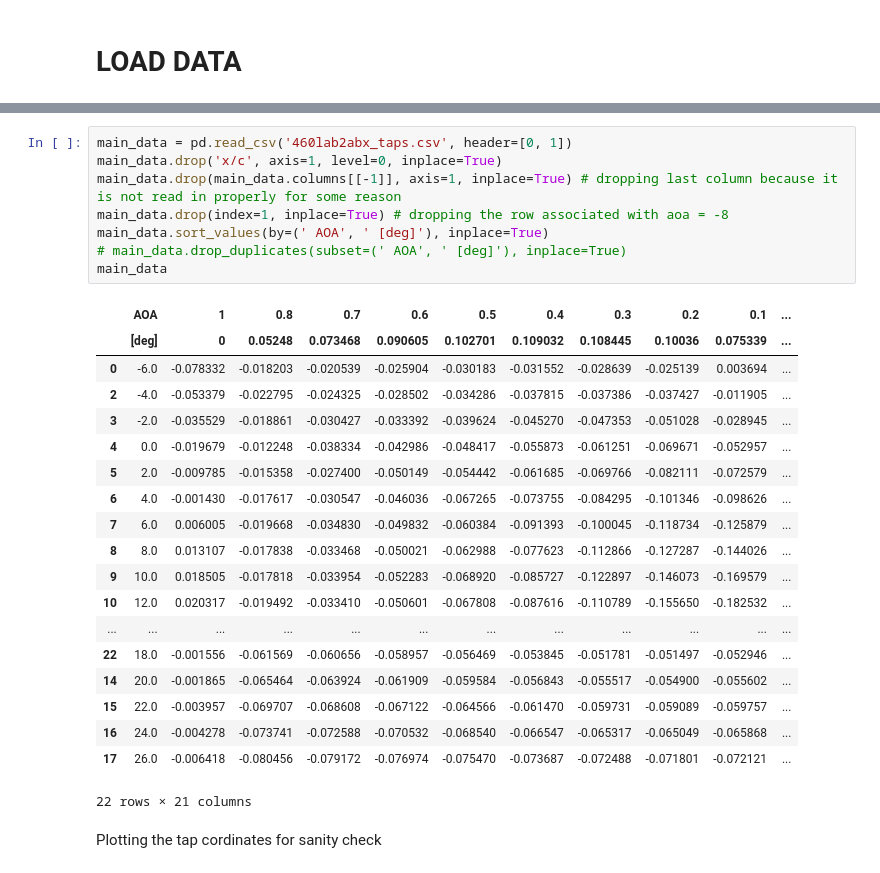
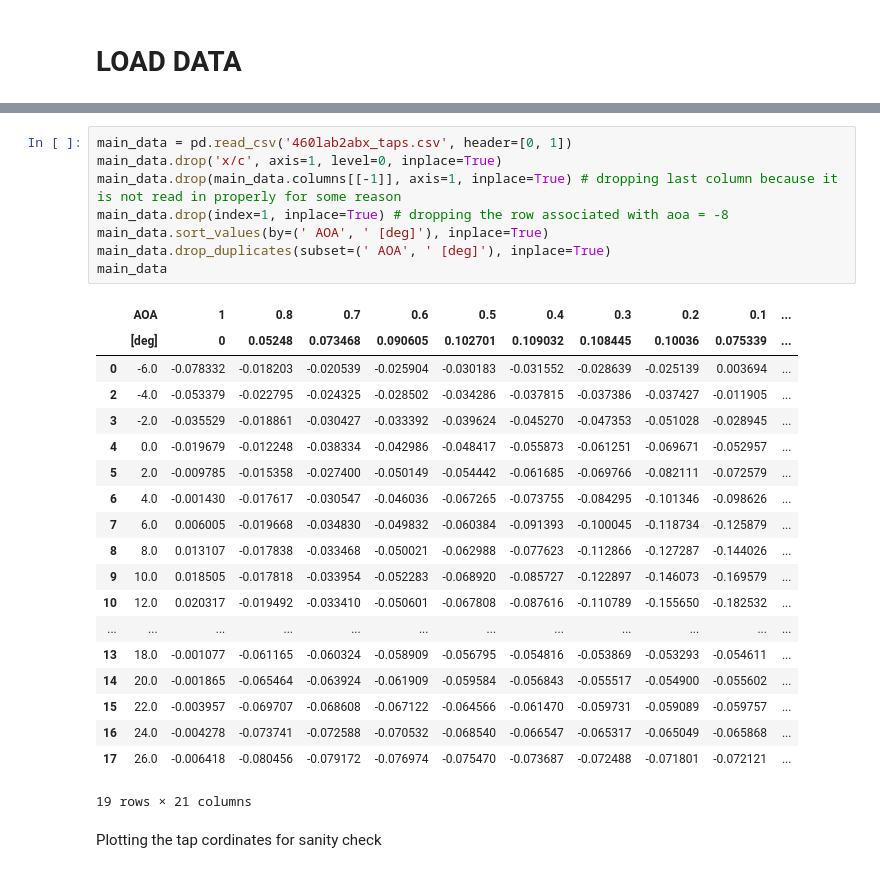
Before and after one commit to insfyre/ae460-fa24-abx, a Jupyter notebook: lab2/calculations.ipynb, the cells around one changed output, grey strips where cells are left out. Drawn from its saved outputs; the diff is of its cells as text.

```diff
--- a/lab2/calculations.ipynb
+++ b/lab2/calculations.ipynb
@@ -42,31 +53,31 @@ side_data
 # %%
 main_data = pd.read_csv('460lab2abx_taps.csv', header=[0, 1])
 main_data.drop('x/c', axis=1, level=0, inplace=True)
 main_data.drop(main_data.columns[[-1]], axis=1, inplace=True) # dropping last column because it is not read in properly for some reason
 main_data.drop(index=1, inplace=True) # dropping the row associated with aoa = -8
 main_data.sort_values(by=(' AOA', ' [deg]'), inplace=True)
-# main_data.drop_duplicates(subset=(' AOA', ' [deg]'), inplace=True)
+main_data.drop_duplicates(subset=(' AOA', ' [deg]'), inplace=True)
 main_data
 # %% [output]
 |  | AOA | 1 | 0.8 | 0.7 | 0.6 | 0.5 | 0.4 | 0.3 | 0.2 | 0.1 | ... |
 |  | [deg] | 0 | 0.05248 | 0.073468 | 0.090605 | 0.102701 | 0.109032 | 0.108445 | 0.10036 | 0.075339 | ... |
 | 0 | -6.0 | -0.078332 | -0.018203 | -0.020539 | -0.025904 | -0.030183 | -0.031552 | -0.028639 | -0.025139 | 0.003694 | ... |
 | 2 | -4.0 | -0.053379 | -0.022795 | -0.024325 | -0.028502 | -0.034286 | -0.037815 | -0.037386 | -0.037427 | -0.011905 | ... |
 | 3 | -2.0 | -0.035529 | -0.018861 | -0.030427 | -0.033392 | -0.039624 | -0.045270 | -0.047353 | -0.051028 | -0.028945 | ... |
 | 4 | 0.0 | -0.019679 | -0.012248 | -0.038334 | -0.042986 | -0.048417 | -0.055873 | -0.061251 | -0.069671 | -0.052957 | ... |
 | 5 | 2.0 | -0.009785 | -0.015358 | -0.027400 | -0.050149 | -0.054442 | -0.061685 | -0.069766 | -0.082111 | -0.072579 | ... |
 | 6 | 4.0 | -0.001430 | -0.017617 | -0.030547 | -0.046036 | -0.067265 | -0.073755 | -0.084295 | -0.101346 | -0.098626 | ... |
 | 7 | 6.0 | 0.006005 | -0.019668 | -0.034830 | -0.049832 | -0.060384 | -0.091393 | -0.100045 | -0.118734 | -0.125879 | ... |
 | 8 | 8.0 | 0.013107 | -0.017838 | -0.033468 | -0.050021 | -0.062988 | -0.077623 | -0.112866 | -0.127287 | -0.144026 | ... |
 | 9 | 10.0 | 0.018505 | -0.017818 | -0.033954 | -0.052283 | -0.068920 | -0.085727 | -0.122897 | -0.146073 | -0.169579 | ... |
 | 10 | 12.0 | 0.020317 | -0.019492 | -0.033410 | -0.050601 | -0.067808 | -0.087616 | -0.110789 | -0.155650 | -0.182532 | ... |
 | ... | ... | ... | ... | ... | ... | ... | ... | ... | ... | ... | ... |
-| 22 | 18.0 | -0.001556 | -0.061569 | -0.060656 | -0.058957 | -0.056469 | -0.053845 | -0.051781 | -0.051497 | -0.052946 | ... |
+| 13 | 18.0 | -0.001077 | -0.061165 | -0.060324 | -0.058909 | -0.056795 | -0.054816 | -0.053869 | -0.053293 | -0.054611 | ... |
 | 14 | 20.0 | -0.001865 | -0.065464 | -0.063924 | -0.061909 | -0.059584 | -0.056843 | -0.055517 | -0.054900 | -0.055602 | ... |
 | 15 | 22.0 | -0.003957 | -0.069707 | -0.068608 | -0.067122 | -0.064566 | -0.061470 | -0.059731 | -0.059089 | -0.059757 | ... |
 | 16 | 24.0 | -0.004278 | -0.073741 | -0.072588 | -0.070532 | -0.068540 | -0.066547 | -0.065317 | -0.065049 | -0.065868 | ... |
 | 17 | 26.0 | -0.006418 | -0.080456 | -0.079172 | -0.076974 | -0.075470 | -0.073687 | -0.072488 | -0.071801 | -0.072121 | ... |
-22 rows × 21 columns
+19 rows × 21 columns
 # %% [markdown]
 Plotting the tap cordinates for sanity check
 # %%
```
Also changed, not shown: parts of 5 cells of this notebook.
